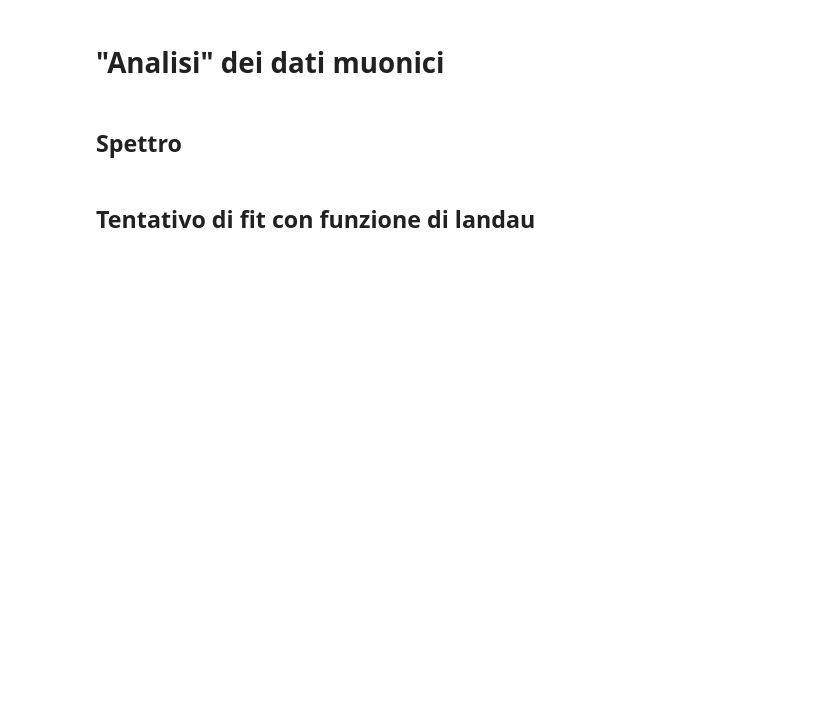
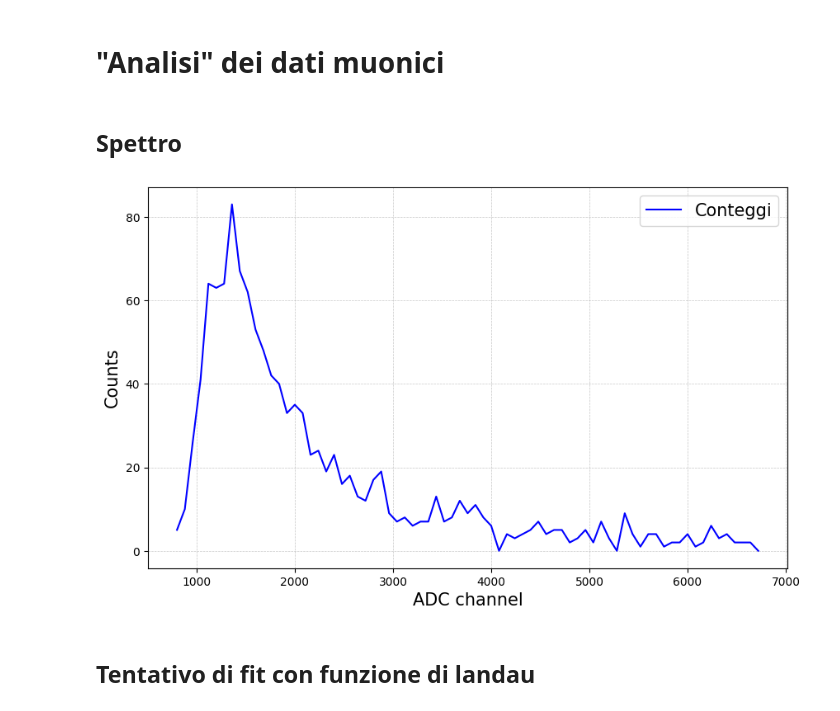
Before and after one commit to Pavar0tty/Laboratorio_SiPM, a Jupyter notebook: Analisi/Parte 3/analisi_muoni.ipynb, the cells around one changed output. Saved outputs shown, nothing was run; the diff lists cells and outputs as text; code cells hidden in the pictures; blank space fills up the shorter version.

```diff
--- a/Analisi/Parte 3/analisi_muoni.ipynb
+++ b/Analisi/Parte 3/analisi_muoni.ipynb
@@ -17,20 +17,22 @@ from lablib import *
 # %%
 root_path = 'Dati/Parte 2/Muoni'
 spettro = read_corretto(root_path + '/1ora.txt')
 
 # Dimezza il numero di bin raggruppando ogni 2 righe
 spettro_half_bins = spettro.groupby(spettro.index // 4).agg({'ADC': 'mean', 'Counts': 'sum'}).reset_index(drop=True)
 spettro_ = crop_df(spettro_half_bins, 10, 1)
 
 range = len(spettro_['ADC']) - 75
 
 plt.figure(figsize=(10, 6))
 plt.plot(spettro_['ADC'][:range], spettro_['Counts'][:range], label='Conteggi', color='blue')
-plt.xlabel('ADC channel')
-plt.ylabel('Counts')
+plt.xlabel('ADC channel', fontsize=15)
+plt.ylabel('Counts', fontsize=15)
 plt.grid(linestyle='--', linewidth=0.5, alpha=0.7)
-plt.legend()
+plt.legend(fontsize = 15)
 plt.show()
+# %% [output]
+[figure, added]
 # %% [markdown]
 ## Tentativo di fit con funzione di landau
 # %%
```
Also changed, not shown: parts of 3 cells of this notebook, 2 other files.
